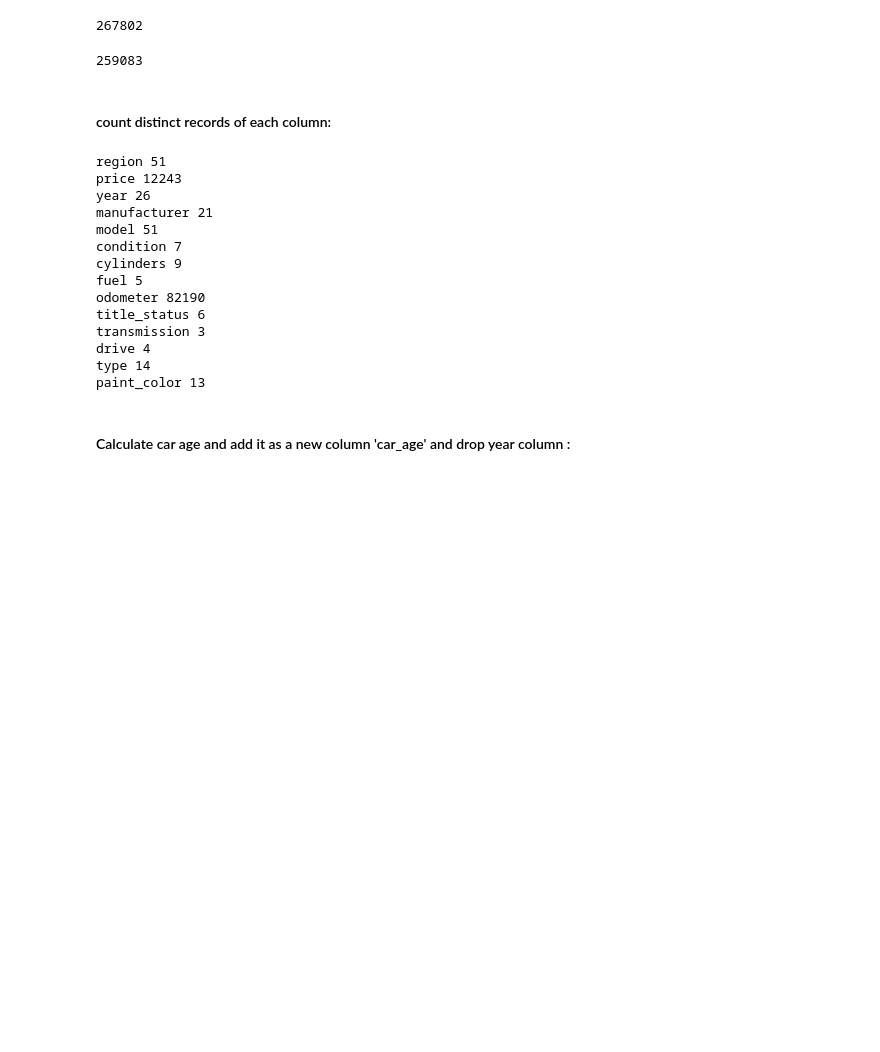
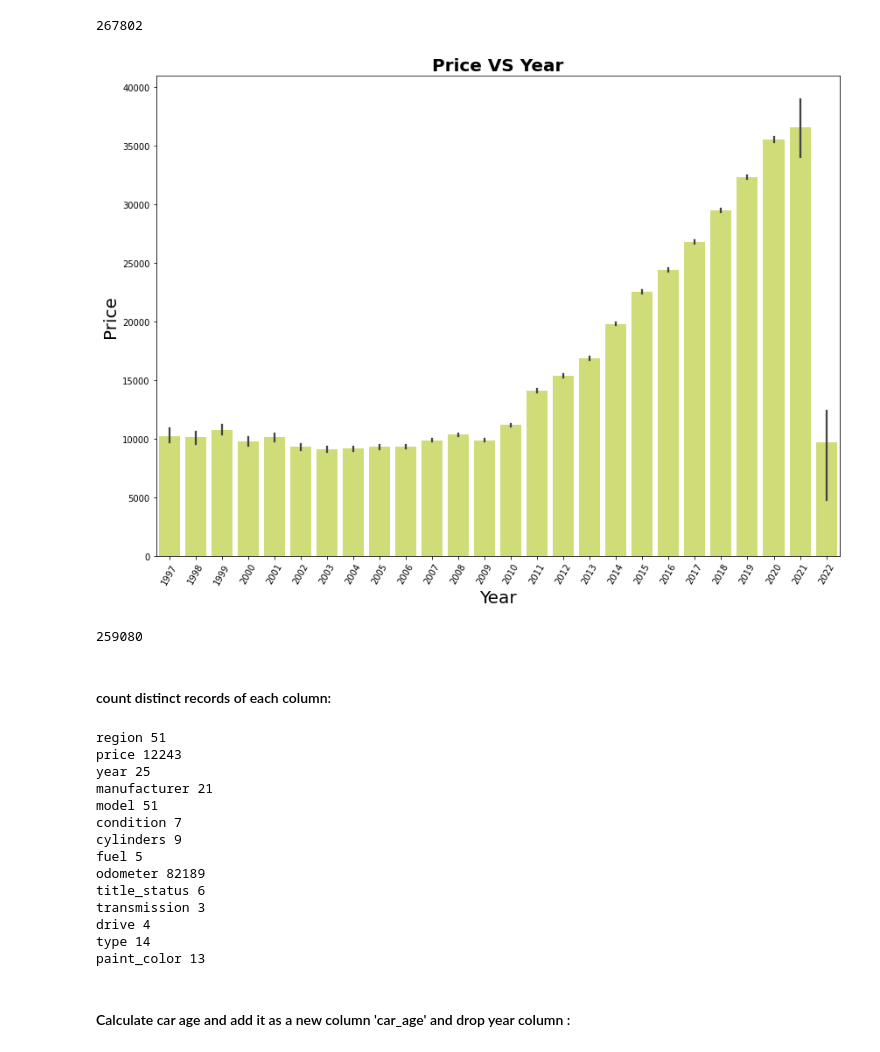
Before and after one commit to vaibhavdbda/DBDA_Project, a Jupyter notebook: VehicleDataset_Preprocessing_EDA.ipynb, the cells around one changed output. Saved outputs shown, nothing was run; the diff lists cells and outputs as text; code cells hidden in the pictures; blank space fills up the shorter version.

```diff
--- a/VehicleDataset_Preprocessing_EDA.ipynb
+++ b/VehicleDataset_Preprocessing_EDA.ipynb
@@ -986,3 +986,23 @@ df13.count()
 # %%
 # Filter DataFrame based on the condition
 df14 = df13.where(df13['year'] > 1996)
+# %%
+# after removing 1996  before purchase car :
+
+new_df = df14.select("price","year").toPandas()
+
+# Set up plot parameters
+plt.rcParams["figure.autolayout"] = True
+sns.set_palette('summer_r')
+plt.figure(figsize=(12, 9))
+
+# Plot
+sns.barplot(y=new_df['price'], x=new_df['year'])
+plt.title("Price VS Year", fontsize=20, fontweight='bold')
+plt.xlabel('Year', fontsize=20)
+plt.xticks(rotation=60)
+plt.ylabel('Price', fontsize=20)
+plt.tight_layout()
+plt.show()
+# %% [output]
+[figure, added]
@@ -989,25 +1012,25 @@ df14 = df13.where(df13['year'] > 1996)
 # %%
 # count after removing the year rows :
-df14.count()
+df15.count()
 # %% [output]
-259083
+259080
 # %% [markdown]
 #### count distinct records of each column:
 # %%
-for col_name in df14.columns:
+for col_name in df15.columns:
 
-    distinct_count = df14.select(countDistinct(col_name)).collect()[0][0]
+    distinct_count = df15.select(countDistinct(col_name)).collect()[0][0]
     print(col_name, distinct_count)
 # %% [output]
 region 51
 price 12243
-year 26
+year 25
 manufacturer 21
 model 51
 condition 7
 cylinders 9
 fuel 5
-odometer 82190
+odometer 82189
 title_status 6
 transmission 3
 drive 4
```
Also changed, not shown: parts of 11 cells of this notebook, 1 other file.
